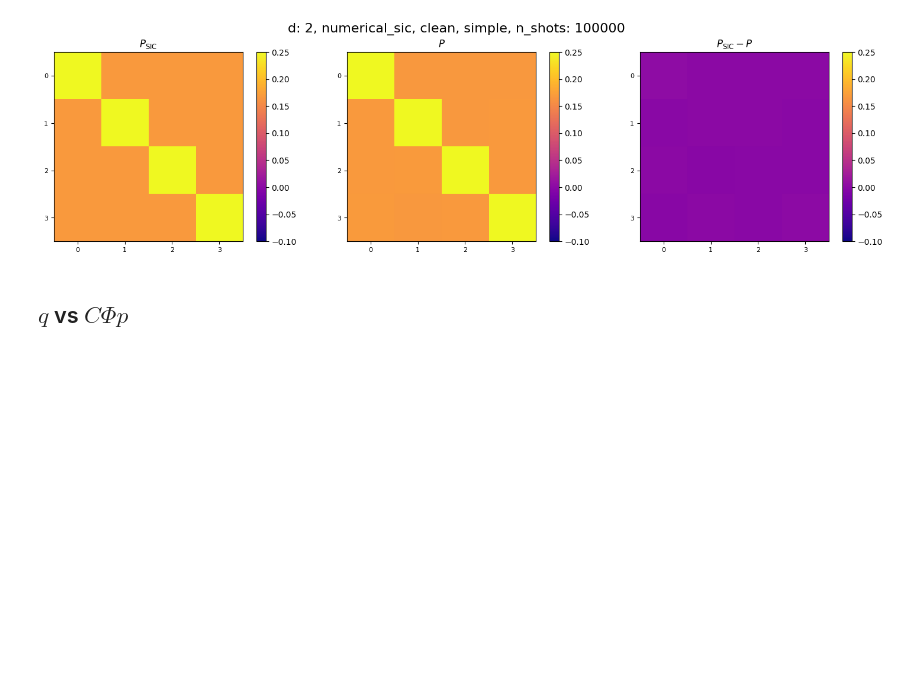
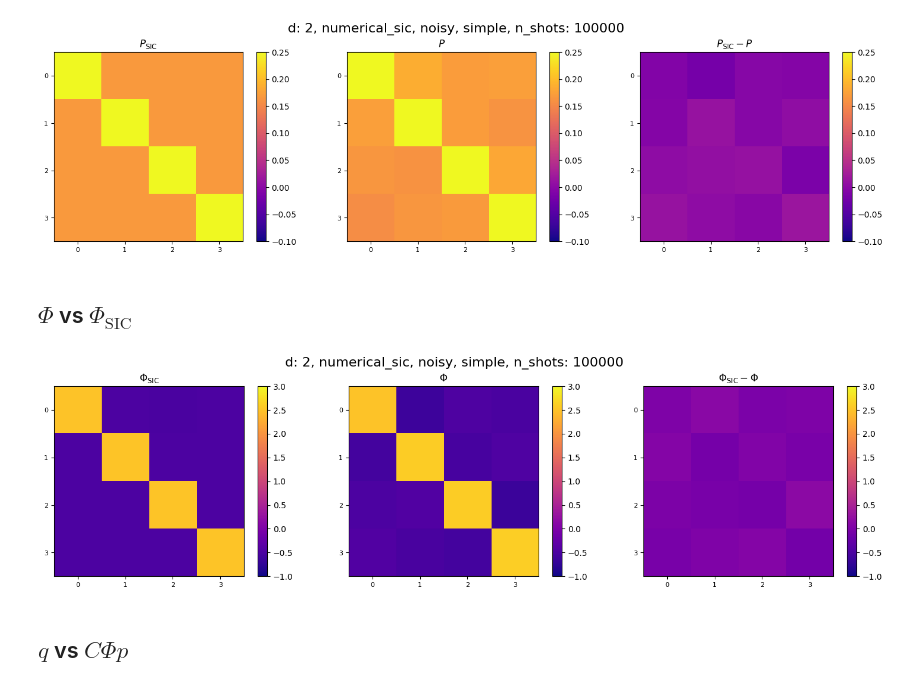
Before and after one commit to heyredhat/cirq_sic, a Jupyter notebook: cirq_sic/notebooks/SkyGroundAnalysis.ipynb, the cells around one changed output. Saved outputs shown, nothing was run; the diff lists cells and outputs as text; code cells hidden in the pictures; blank space fills up the shorter version.

```diff
--- a/cirq_sic/notebooks/SkyGroundAnalysis.ipynb
+++ b/cirq_sic/notebooks/SkyGroundAnalysis.ipynb
@@ -95,7 +95,7 @@ base_dir = f'../experiments/data/{experiment_name}'
 query = {"dataset_id": "d2",
          "d": 2,
          "processor_id": "willow_pink",
-         "run_type": "clean",
+         "run_type": "noisy",
          "wh_implementation": "simple",
          "n_shots": 100000,
          "flag": "numerical_sic"}
@@ -105,7 +105,7 @@ results = {}
 for program, data_label in sky_ground_programs:
     results.update(program.process_results(query_records(records, {**query, "description": program.__name__})[0], n_shots=2001))
 globals().update(results)
-globals().update(calculate_sky_ground_metrics(P, p, C, q, verbose=True))
+globals().update(calculate_sky_ground_metrics(P, p, C, q, H, verbose=True))
 
 context_str = "d: %d, %s, %s, %s, n_shots: %d" % \
                     (query["d"], query["flag"], query["run_type"],\
@@ -139,6 +141,27 @@ fig.savefig("img/P_d%d_%s_%s_%s_n%d.pdf" % (query["d"], query["flag"], query["ru
 plt.show()
 # %% [output]
 [figure]
+# %% [markdown]
+## $\Phi$ vs $\Phi_{\text{SIC}}$
+# %%
+Phi_sic = np.linalg.inv(SIC_P(query["d"]))
+n = query["d"]**2
+fig, axes = plt.subplots(1, 3, figsize=(15, 4))
+for ax, mat, title in zip(axes, [Phi_sic, Phi, Phi_sic-Phi], [r'$\Phi_{\text{SIC}}$', r'$\Phi$', r'$\Phi_{\text{SIC}}-\Phi$']):
+    im = ax.imshow(mat, cmap='plasma', extent=[-0.5, n-1/2, n-1/2, -0.5], vmin=np.min(Phi_sic)-0.5, vmax=np.max(Phi_sic)+0.5)
+    ax.set_xticks(np.arange(n))
+    ax.set_yticks(np.arange(n))
+    ax.set_xticklabels([str(i) for i in range(n)], fontsize=8)
+    ax.set_yticklabels([str(i) for i in range(n)], fontsize=8)
+    ax.set_title(title)
+    fig.colorbar(im, ax=ax, label='')
+fig.suptitle(context_str, fontsize=16)
+plt.tight_layout()
+fig.savefig("img/Phi_d%d_%s_%s_%s_n%d.pdf" % (query["d"], query["flag"], query["run_type"],\
+                                             query["wh_implementation"], query["n_shots"]), bbox_inches='tight')
+plt.show()
+# %% [output]
+[figure, added]
 # %% [markdown]
 ## $q$ vs $C\Phi p$
 # %%
```
Also changed, not shown: parts of 1 cell of this notebook, 21 other files.
